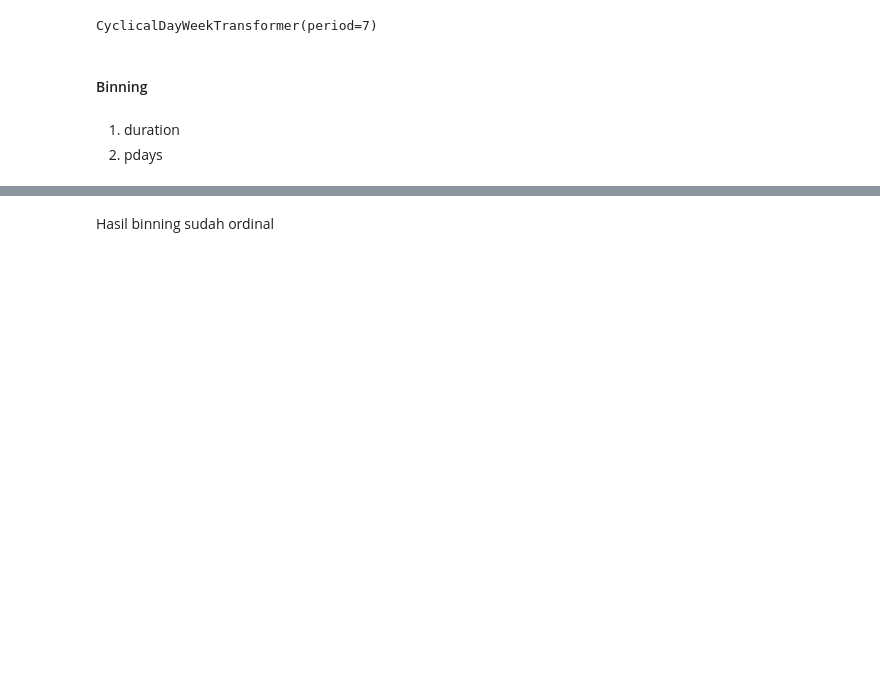
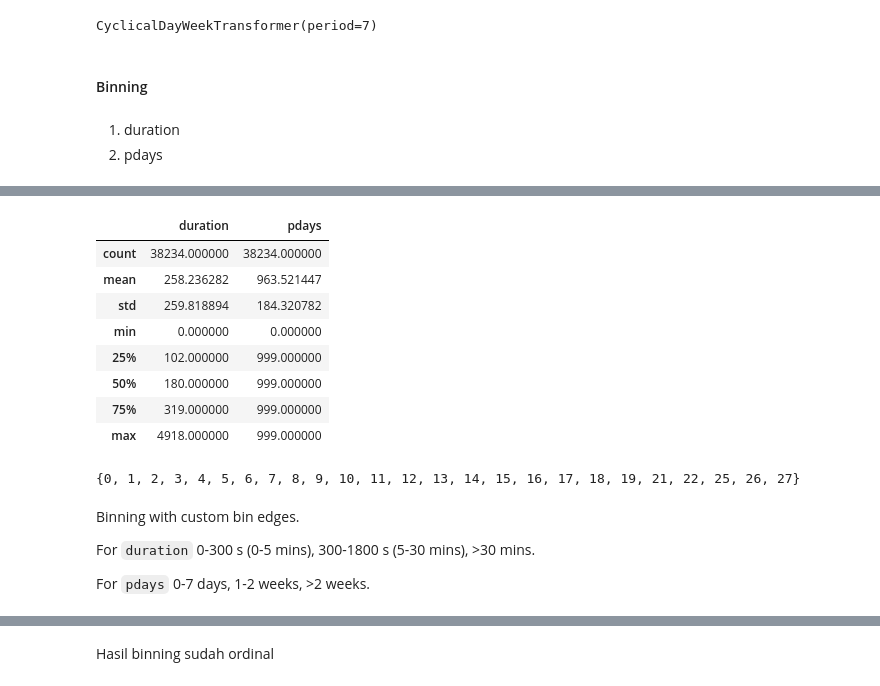
Before and after one commit to robbenrba/finalProject, a Jupyter notebook: finalProject_RobertoB_GrettyM_final.ipynb, the cells around one changed output, grey strips where cells are left out. Drawn from its saved outputs; the diff is of its cells as text; code cells hidden in the pictures; blank space fills up the shorter version.

```diff
--- a/finalProject_RobertoB_GrettyM_final.ipynb
+++ b/finalProject_RobertoB_GrettyM_final.ipynb
@@ -682 +748,24 @@ Untuk `DaySinceLastOrder` 0-7 hari, 1-2 minggu, >2 minggu.
+# %%
+df.describe()[['duration','pdays']]
+# %% [output]
+|  | duration | pdays |
+| count | 38234.000000 | 38234.000000 |
+| mean | 258.236282 | 963.521447 |
+| std | 259.818894 | 184.320782 |
+| min | 0.000000 | 0.000000 |
+| 25% | 102.000000 | 999.000000 |
+| 50% | 180.000000 | 999.000000 |
+| 75% | 319.000000 | 999.000000 |
+| max | 4918.000000 | 999.000000 |
+# %%
+a = set(df[df['pdays'] < 900]['pdays'])
+print(a)
+# %% [output]
+{0, 1, 2, 3, 4, 5, 6, 7, 8, 9, 10, 11, 12, 13, 14, 15, 16, 17, 18, 19, 21, 22, 25, 26, 27}
+# %% [markdown]
+Binning with custom bin edges.
+
+For `duration` 0-300 s (0-5 mins), 300-1800 s (5-30 mins), >30 mins.
+
+For `pdays` 0-7 days, 1-2 weeks, >2 weeks.
 # %%
```
Also changed, not shown: parts of 16 cells of this notebook.
